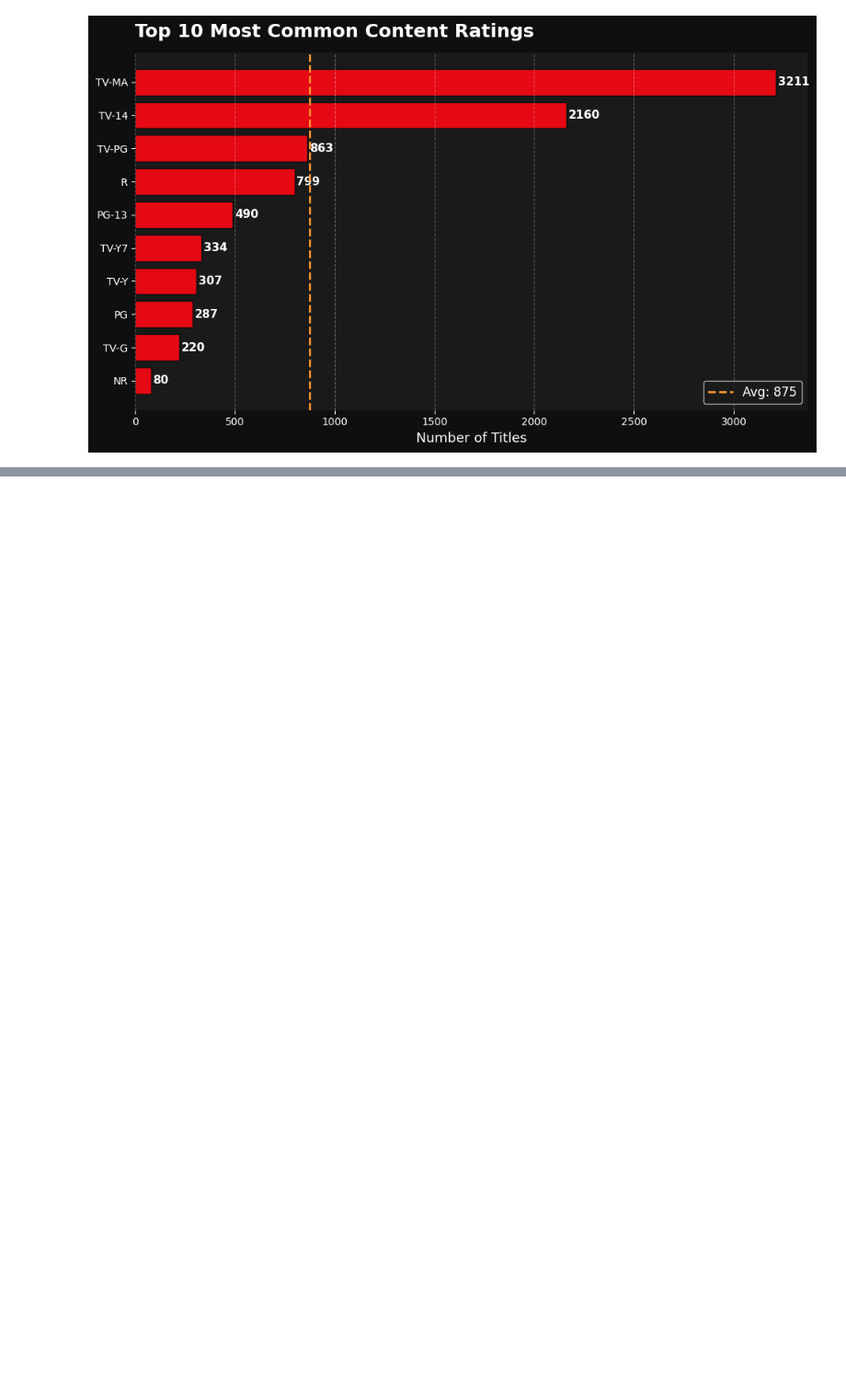
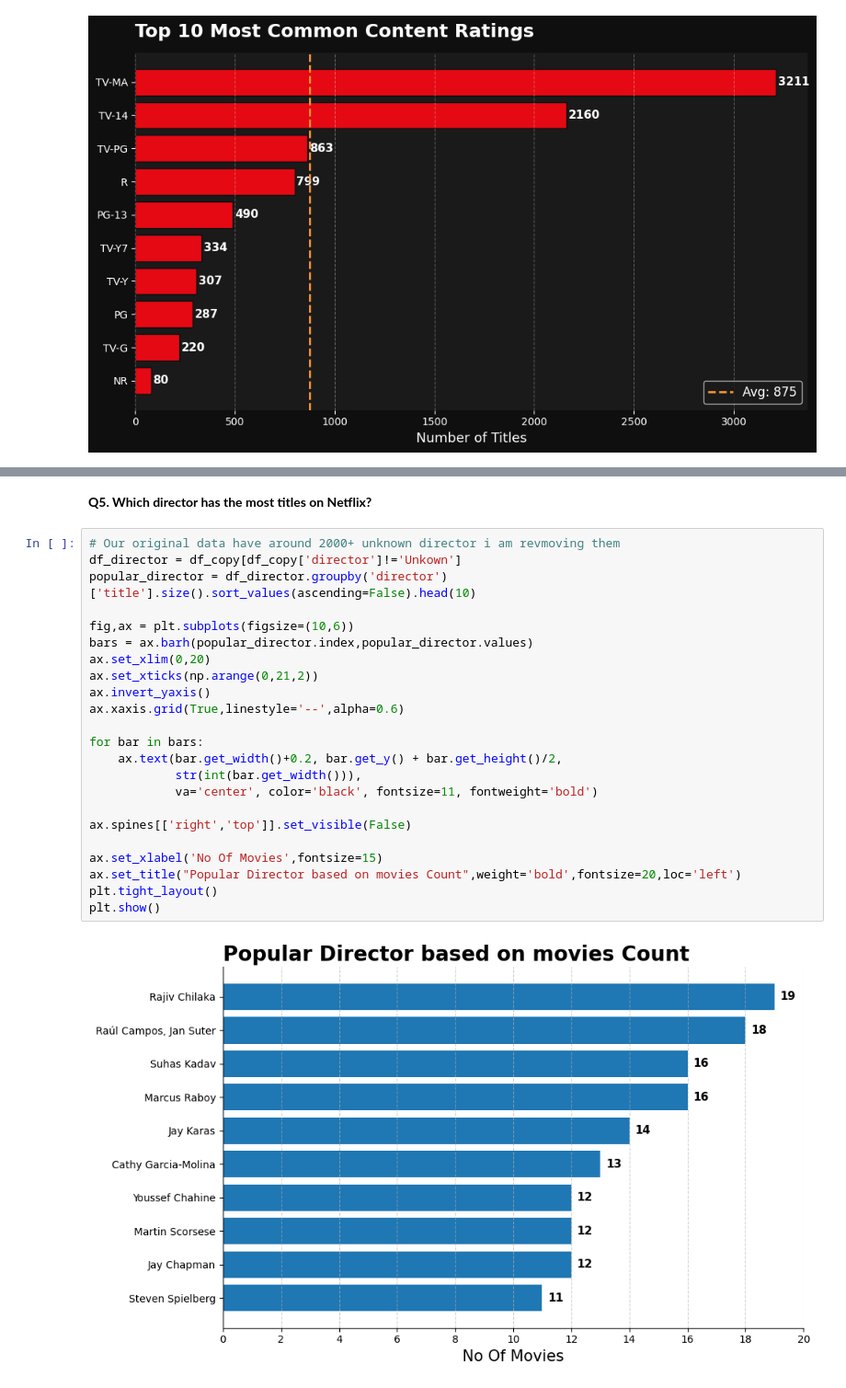
Before and after one commit to Abhaypanchal5/Data-Analytics-Portfolio, a Jupyter notebook: 04_End-To-End-Project/Netflix Analysis/NoteBook/notebook.ipynb, the cells around one changed output, grey strips where cells are left out. Shown at 92% size. Saved outputs shown, nothing was run; the diff lists cells and outputs as text; blank space fills up the shorter version.

```diff
--- a/04_End-To-End-Project/Netflix Analysis/NoteBook/notebook.ipynb
+++ b/04_End-To-End-Project/Netflix Analysis/NoteBook/notebook.ipynb
@@ -396,0 +430,27 @@ plt.show()
+# %% [markdown]
+**Q5. Which director has the most titles on Netflix?**
+# %%
+# Our original data have around 2000+ unknown director i am revmoving them
+df_director = df_copy[df_copy['director']!='Unkown']
+popular_director = df_director.groupby('director')['title'].size().sort_values(ascending=False).head(10)
+
+fig,ax = plt.subplots(figsize=(10,6))
+bars = ax.barh(popular_director.index,popular_director.values)
+ax.set_xlim(0,20)
+ax.set_xticks(np.arange(0,21,2))
+ax.invert_yaxis()
+ax.xaxis.grid(True,linestyle='--',alpha=0.6)
+
+for bar in bars:
+    ax.text(bar.get_width()+0.2, bar.get_y() + bar.get_height()/2,
+            str(int(bar.get_width())),
+            va='center', color='black', fontsize=11, fontweight='bold')
+
+ax.spines[['right','top']].set_visible(False)
+
+ax.set_xlabel('No Of Movies',fontsize=15)
+ax.set_title("Popular Director based on movies Count",weight='bold',fontsize=20,loc='left')
+plt.tight_layout()
+plt.show()
+# %% [output]
+[figure, added]
```
Also changed, not shown: parts of 4 cells of this notebook.
